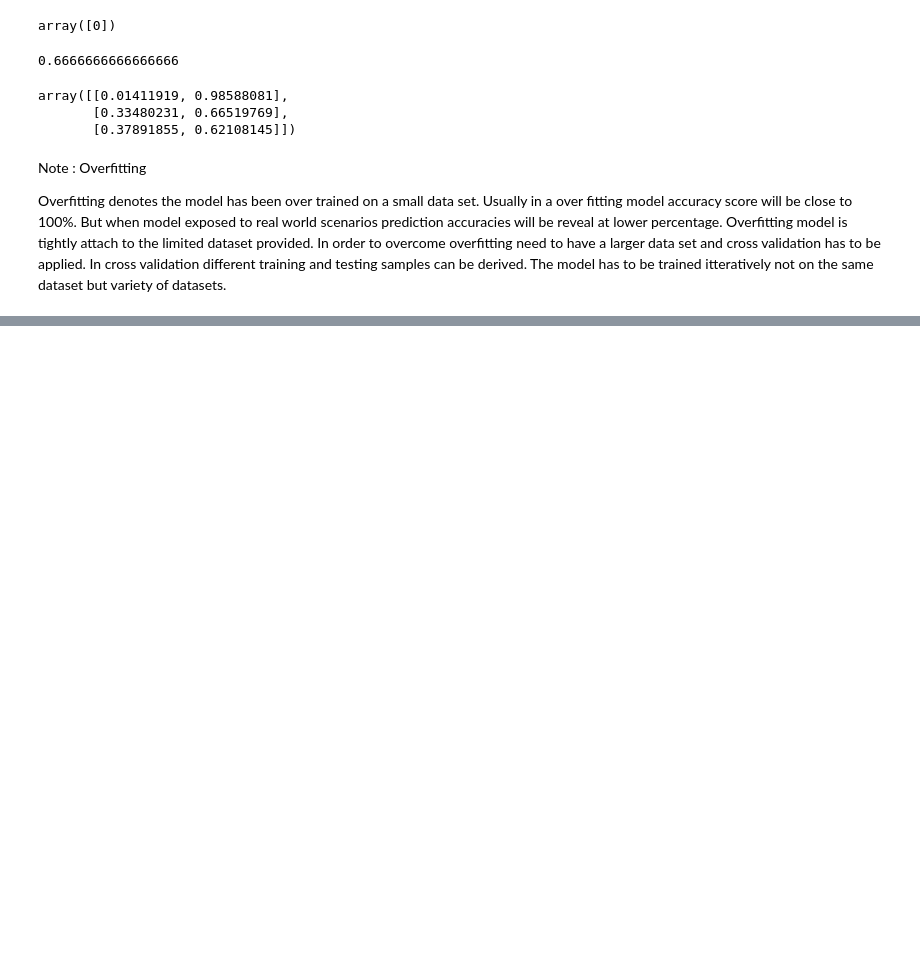
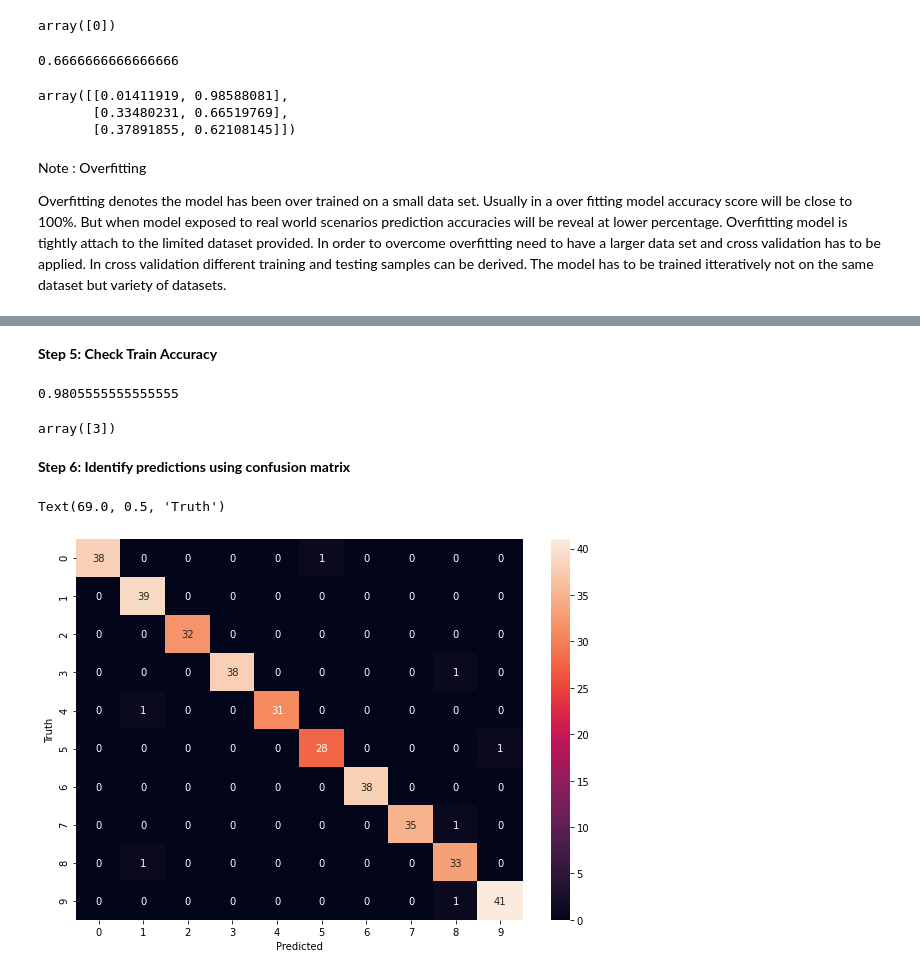
Before and after one commit to lojithv/Machine-Learing-Practicles, a Jupyter notebook: All_practicles.ipynb, the cells around one changed output, grey strips where cells are left out. Cells and saved outputs as stored; diff of their text form; code cells hidden in the pictures; blank space fills up the shorter version.

```diff
--- a/All_practicles.ipynb
+++ b/All_practicles.ipynb
@@ -254,0 +291,4 @@ Overfitting denotes the model has been over trained on a small data set. Usually
+# %%
+from sklearn.linear_model import LogisticRegression
+model = LogisticRegression()
+model.fit(x_train, y_train)
@@ -254,0 +308,26 @@ Overfitting denotes the model has been over trained on a small data set. Usually
+# %% [markdown]
+**Step 5: Check Train Accuracy**
+# %%
+model.score(x_test, y_test)
+# %% [output]
+0.9805555555555555
+# %%
+model.predict(digits.data[[779]])
+# %% [output]
+array([3])
+# %% [markdown]
+**Step 6: Identify predictions using confusion matrix**
+# %%
+y_predicted = model.predict(x_test)
+# %%
+from sklearn.metrics import confusion_matrix
+cm = confusion_matrix(y_test, y_predicted)
+# %%
+import seaborn as sn  # heatmap
+plt.figure(figsize=(10,7))
+sn.heatmap(cm, annot=True)
+plt.xlabel('Predicted')
+plt.ylabel('Truth')
+# %% [output]
+Text(69.0, 0.5, 'Truth')
+[figure, added]
```
Also changed, not shown: parts of 12 cells of this notebook.
